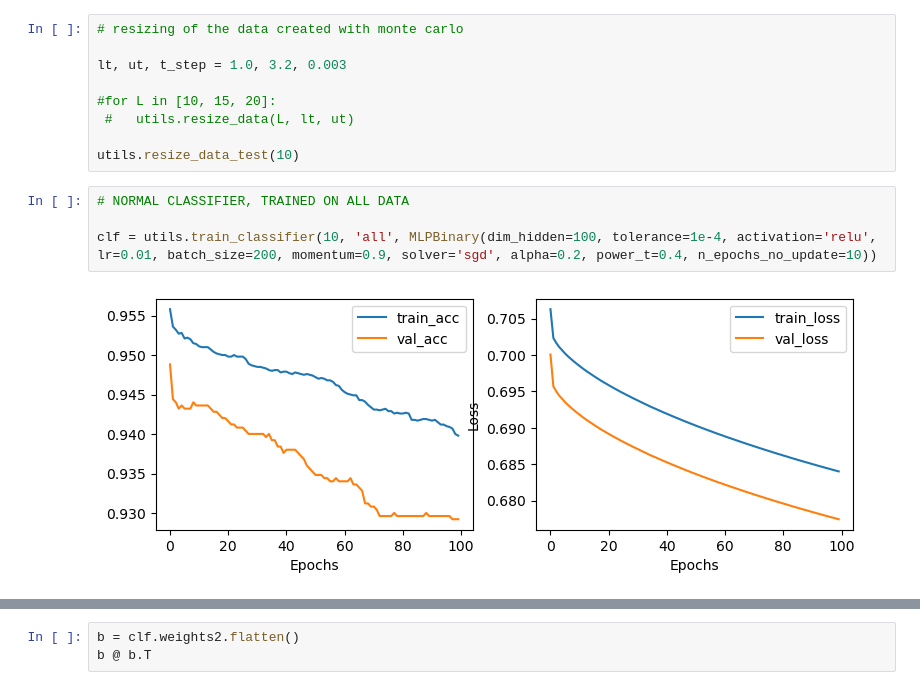
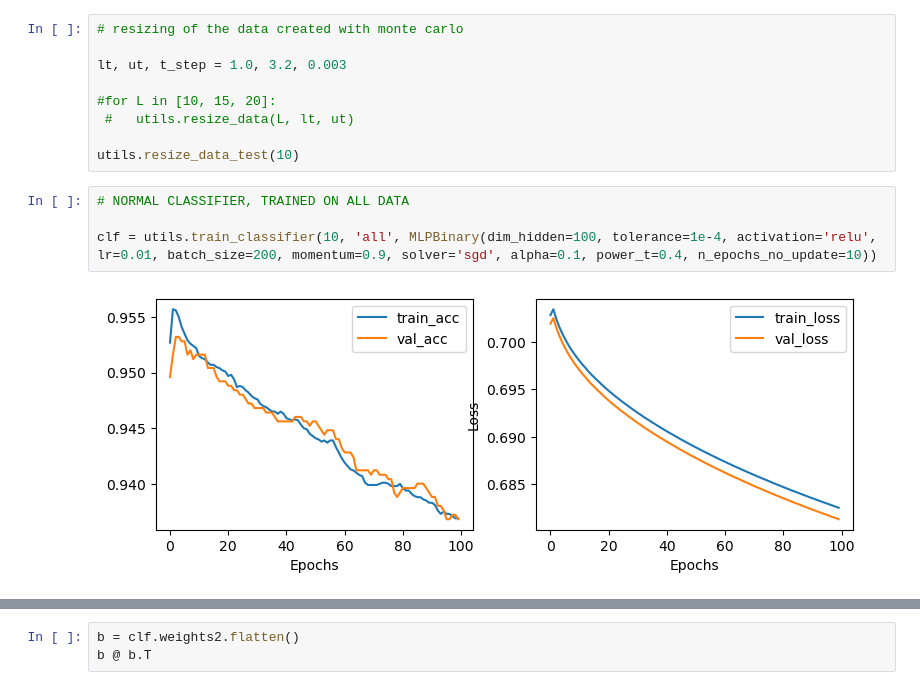
Before and after one commit to feanor3/tesi, a Jupyter notebook: analysis-symmetric-network.ipynb, the cells around one changed output, grey strips where cells are left out. Saved outputs shown, nothing was run; the diff lists cells and outputs as text.

```diff
--- a/analysis-symmetric-network.ipynb
+++ b/analysis-symmetric-network.ipynb
@@ -21,6 +21,6 @@ utils.resize_data_test(10)
 # %%
 # NORMAL CLASSIFIER, TRAINED ON ALL DATA
 
-clf = utils.train_classifier(10, 'all', MLPBinary(dim_hidden=100, tolerance=1e-4, activation='relu', lr=0.01, batch_size=200, momentum=0.9, solver='sgd', alpha=0.2, power_t=0.4, n_epochs_no_update=10))
+clf = utils.train_classifier(10, 'all', MLPBinary(dim_hidden=100, tolerance=1e-4, activation='relu', lr=0.01, batch_size=200, momentum=0.9, solver='sgd', alpha=0.1, power_t=0.4, n_epochs_no_update=10))
 # %% [output]
-[figure, old version]
+[figure, new version]
```
Also changed, not shown: parts of 9 cells of this notebook, 3 other files.
